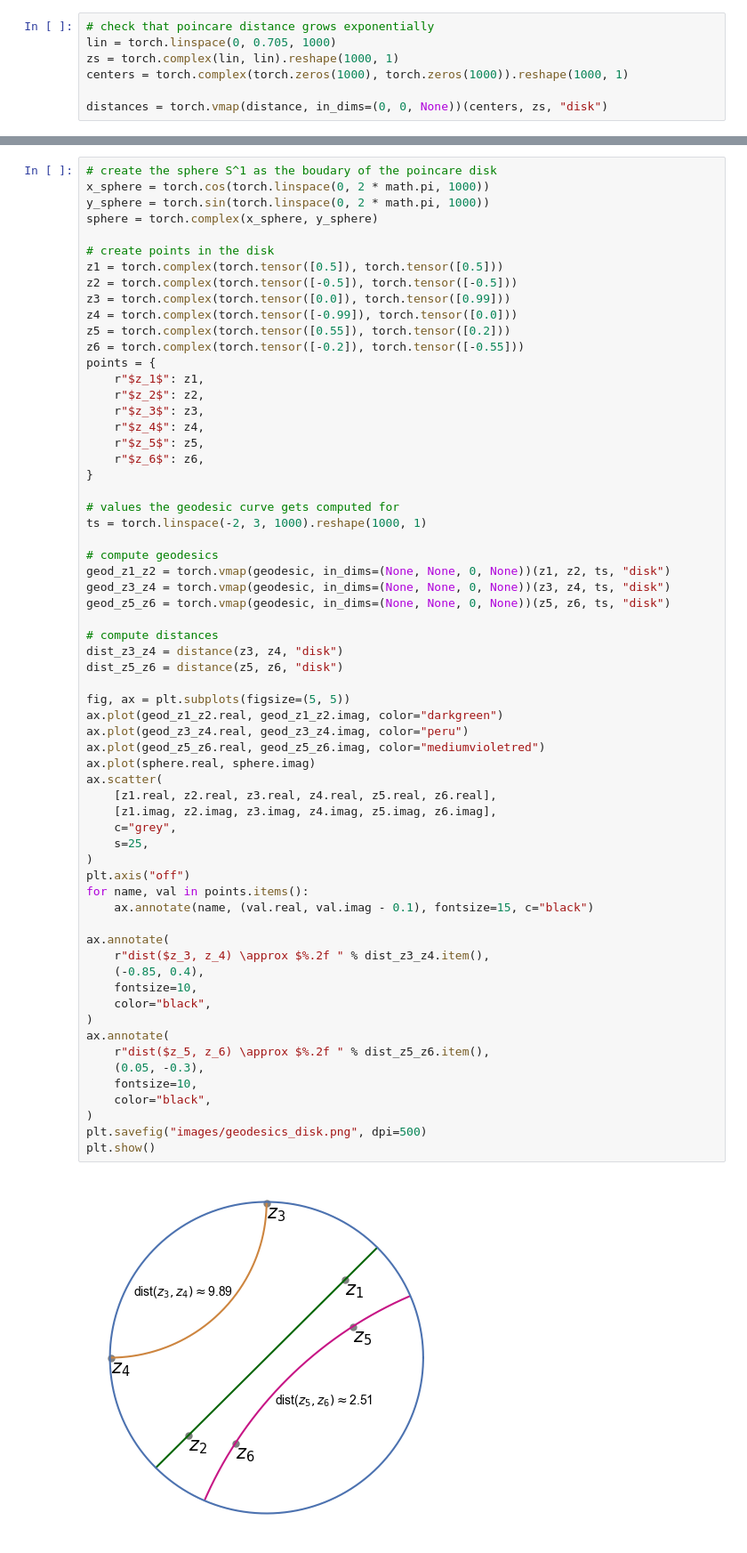
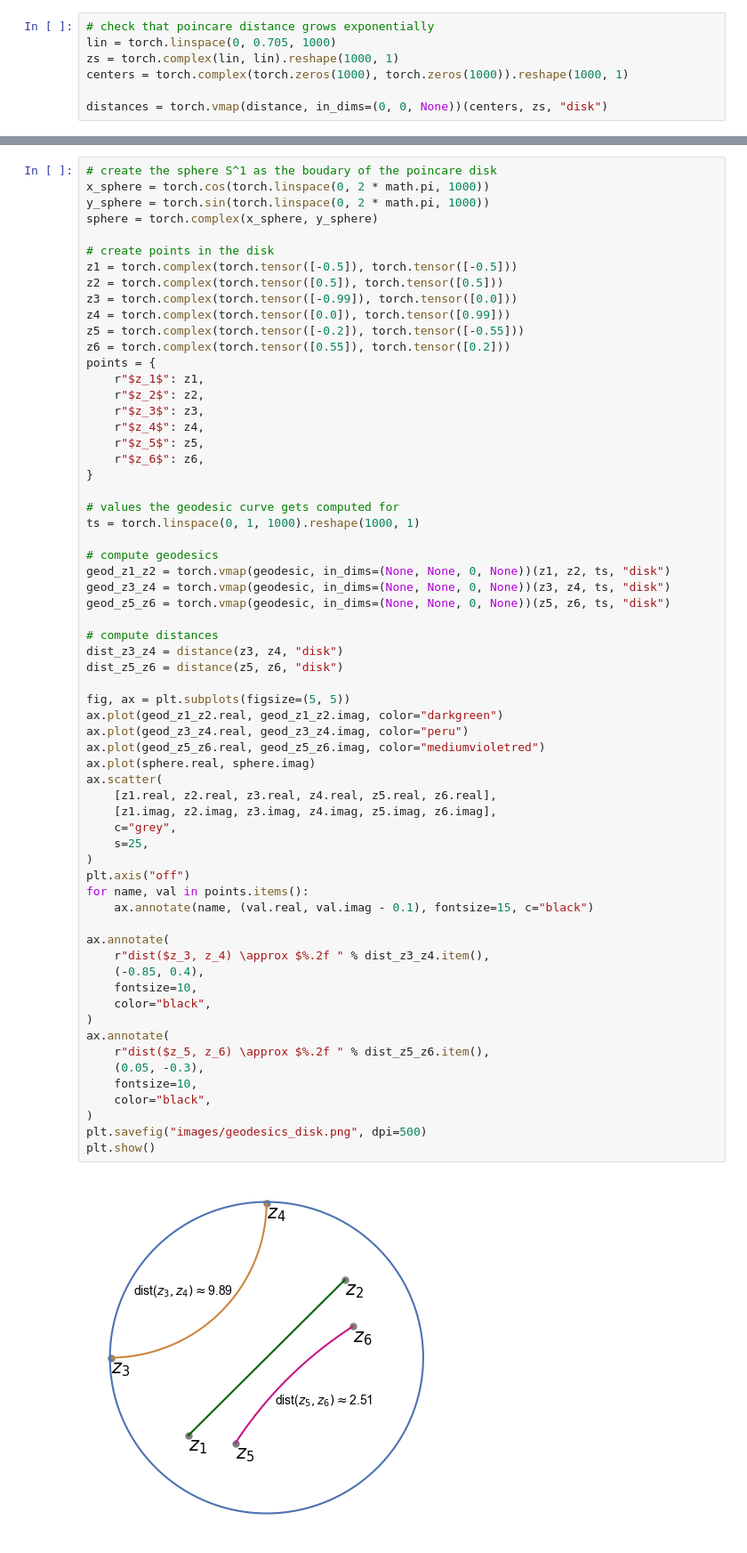
Before and after one commit to RaphaelVogt/Bachelorarbeit, a Jupyter notebook: poincare_disk.ipynb, the cells around one changed output, grey strips where cells are left out. Shown at 89% size. Cells and saved outputs as stored; diff of their text form.

```diff
--- a/poincare_disk.ipynb
+++ b/poincare_disk.ipynb
@@ -32,12 +32,12 @@ y_sphere = torch.sin(torch.linspace(0, 2 * math.pi, 1000))
 sphere = torch.complex(x_sphere, y_sphere)
 
 # create points in the disk
-z1 = torch.complex(torch.tensor([0.5]), torch.tensor([0.5]))
-z2 = torch.complex(torch.tensor([-0.5]), torch.tensor([-0.5]))
-z3 = torch.complex(torch.tensor([0.0]), torch.tensor([0.99]))
-z4 = torch.complex(torch.tensor([-0.99]), torch.tensor([0.0]))
-z5 = torch.complex(torch.tensor([0.55]), torch.tensor([0.2]))
-z6 = torch.complex(torch.tensor([-0.2]), torch.tensor([-0.55]))
+z1 = torch.complex(torch.tensor([-0.5]), torch.tensor([-0.5]))
+z2 = torch.complex(torch.tensor([0.5]), torch.tensor([0.5]))
+z3 = torch.complex(torch.tensor([-0.99]), torch.tensor([0.0]))
+z4 = torch.complex(torch.tensor([0.0]), torch.tensor([0.99]))
+z5 = torch.complex(torch.tensor([-0.2]), torch.tensor([-0.55]))
+z6 = torch.complex(torch.tensor([0.55]), torch.tensor([0.2]))
 points = {
     r"$z_1$": z1,
     r"$z_2$": z2,
@@ -48,7 +48,7 @@ points = {
 }
 
 # values the geodesic curve gets computed for
-ts = torch.linspace(-2, 3, 1000).reshape(1000, 1)
+ts = torch.linspace(0, 1, 1000).reshape(1000, 1)
 
 # compute geodesics
 geod_z1_z2 = torch.vmap(geodesic, in_dims=(None, None, 0, None))(z1, z2, ts, "disk")
@@ -62,31 +62,31 @@ dist_z5_z6 = distance(z5, z6, "disk")
 fig, ax = plt.subplots(figsize=(5, 5))
 ax.plot(geod_z1_z2.real, geod_z1_z2.imag, color="darkgreen")
 ax.plot(geod_z3_z4.real, geod_z3_z4.imag, color="peru")
 ax.plot(geod_z5_z6.real, geod_z5_z6.imag, color="mediumvioletred")
 ax.plot(sphere.real, sphere.imag)
 ax.scatter(
     [z1.real, z2.real, z3.real, z4.real, z5.real, z6.real],
     [z1.imag, z2.imag, z3.imag, z4.imag, z5.imag, z6.imag],
     c="grey",
     s=25,
 )
 plt.axis("off")
 for name, val in points.items():
     ax.annotate(name, (val.real, val.imag - 0.1), fontsize=15, c="black")
 
 ax.annotate(
     r"dist($z_3, z_4) \approx $%.2f " % dist_z3_z4.item(),
     (-0.85, 0.4),
     fontsize=10,
     color="black",
 )
 ax.annotate(
     r"dist($z_5, z_6) \approx $%.2f " % dist_z5_z6.item(),
     (0.05, -0.3),
     fontsize=10,
     color="black",
 )
 plt.savefig("images/geodesics_disk.png", dpi=500)
 plt.show()
 # %% [output]
-[figure, old version]
+[figure, new version]
```
Also changed, not shown: parts of 2 cells of this notebook, 1 other file.
